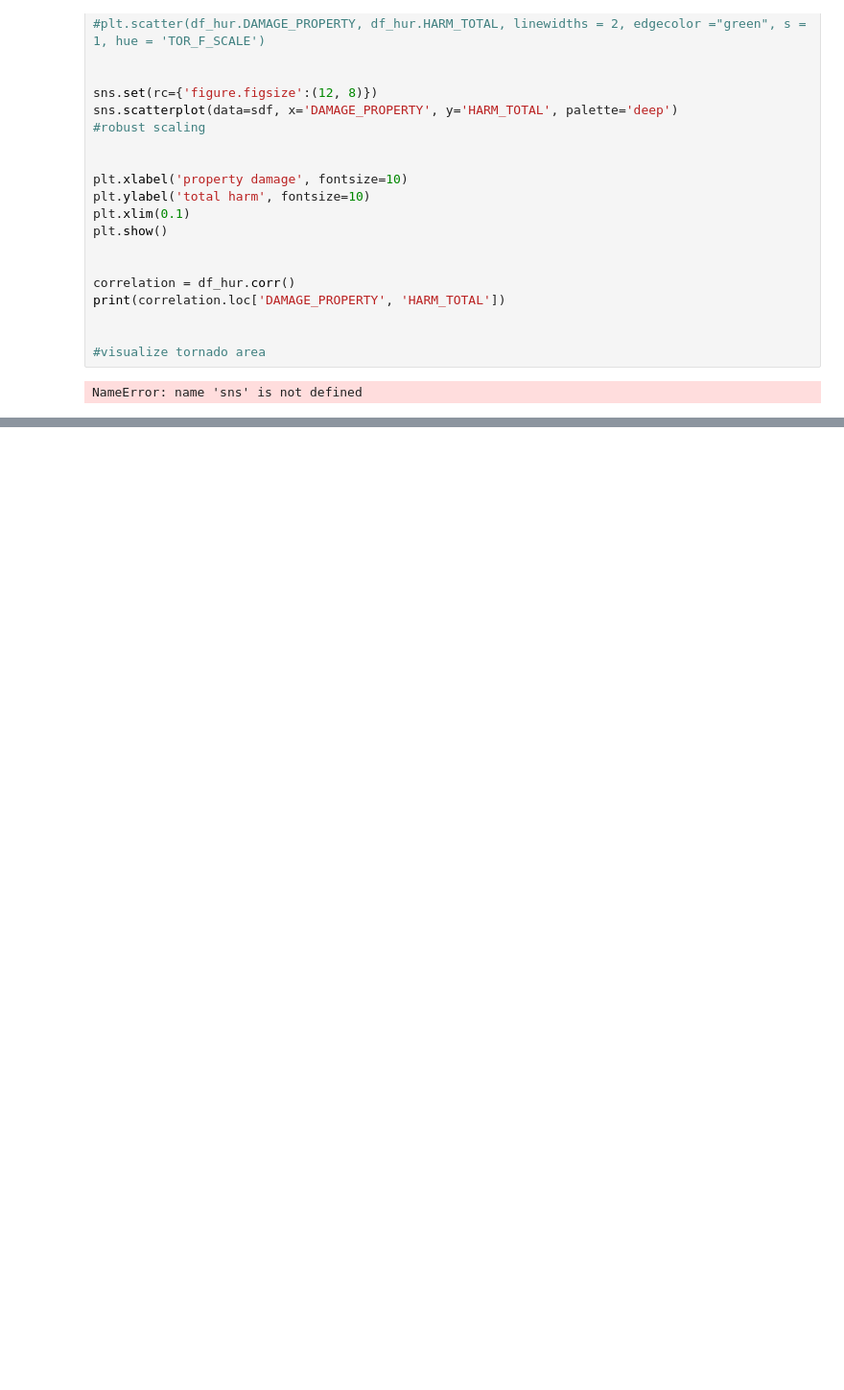
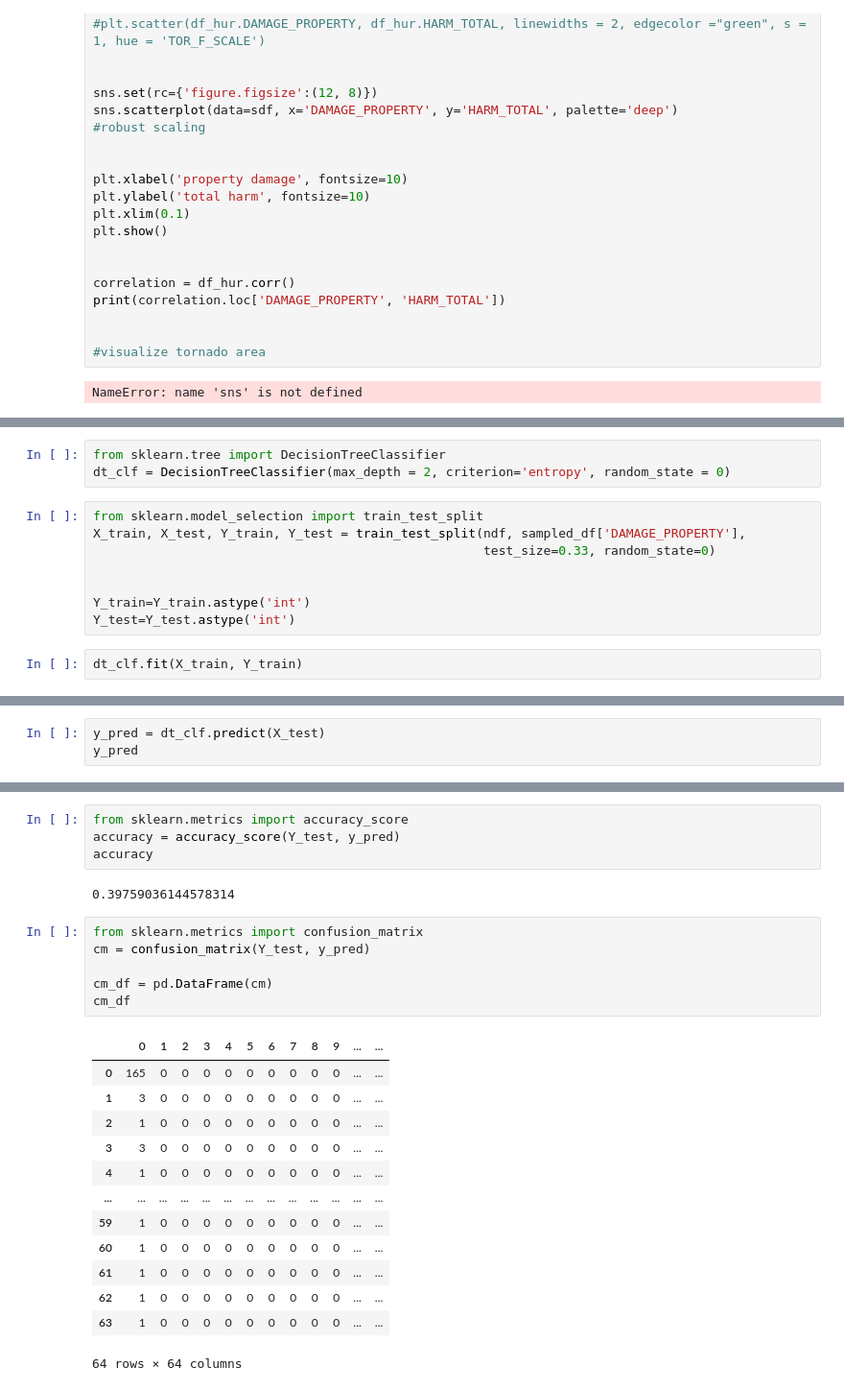
Before and after one commit to saiT1108/DS_project, a Jupyter notebook: main.ipynb, the cells around one changed output, grey strips where cells are left out. Shown at 96% size. Cells and saved outputs as stored; diff of their text form; blank space fills up the shorter version.

Commit message:
draft of decision tree classifier using harm_total and tor_area

```diff
--- a/main.ipynb
+++ b/main.ipynb
@@ -234,0 +225,13 @@ a way to deal with outliers
+# %%
+from sklearn.tree import DecisionTreeClassifier
+dt_clf = DecisionTreeClassifier(max_depth = 2, criterion='entropy', random_state = 0)
+# %%
+from sklearn.model_selection import train_test_split
+X_train, X_test, Y_train, Y_test = train_test_split(ndf, sampled_df['DAMAGE_PROPERTY'],
+                                                    test_size=0.33, random_state=0)
+
+
+Y_train=Y_train.astype('int')
+Y_test=Y_test.astype('int')
+# %%
+dt_clf.fit(X_train, Y_train)
@@ -234,0 +240,3 @@ a way to deal with outliers
+# %%
+y_pred = dt_clf.predict(X_test)
+y_pred
@@ -234,0 +263,26 @@ a way to deal with outliers
+# %%
+from sklearn.metrics import accuracy_score
+accuracy = accuracy_score(Y_test, y_pred)
+accuracy
+# %% [output]
+0.39759036144578314
+# %%
+from sklearn.metrics import confusion_matrix
+cm = confusion_matrix(Y_test, y_pred)
+
+cm_df = pd.DataFrame(cm)
+cm_df
+# %% [output]
+|  | 0 | 1 | 2 | 3 | 4 | 5 | 6 | 7 | 8 | 9 | ... | ... |
+| 0 | 165 | 0 | 0 | 0 | 0 | 0 | 0 | 0 | 0 | 0 | ... | ... |
+| 1 | 3 | 0 | 0 | 0 | 0 | 0 | 0 | 0 | 0 | 0 | ... | ... |
+| 2 | 1 | 0 | 0 | 0 | 0 | 0 | 0 | 0 | 0 | 0 | ... | ... |
+| 3 | 3 | 0 | 0 | 0 | 0 | 0 | 0 | 0 | 0 | 0 | ... | ... |
+| 4 | 1 | 0 | 0 | 0 | 0 | 0 | 0 | 0 | 0 | 0 | ... | ... |
+| ... | ... | ... | ... | ... | ... | ... | ... | ... | ... | ... | ... | ... |
+| 59 | 1 | 0 | 0 | 0 | 0 | 0 | 0 | 0 | 0 | 0 | ... | ... |
+| 60 | 1 | 0 | 0 | 0 | 0 | 0 | 0 | 0 | 0 | 0 | ... | ... |
+| 61 | 1 | 0 | 0 | 0 | 0 | 0 | 0 | 0 | 0 | 0 | ... | ... |
+| 62 | 1 | 0 | 0 | 0 | 0 | 0 | 0 | 0 | 0 | 0 | ... | ... |
+| 63 | 1 | 0 | 0 | 0 | 0 | 0 | 0 | 0 | 0 | 0 | ... | ... |
+64 rows × 64 columns
```
Also changed, not shown: parts of 14 cells of this notebook.
